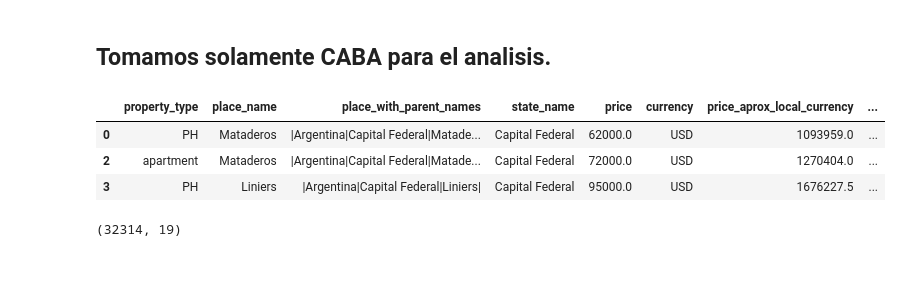
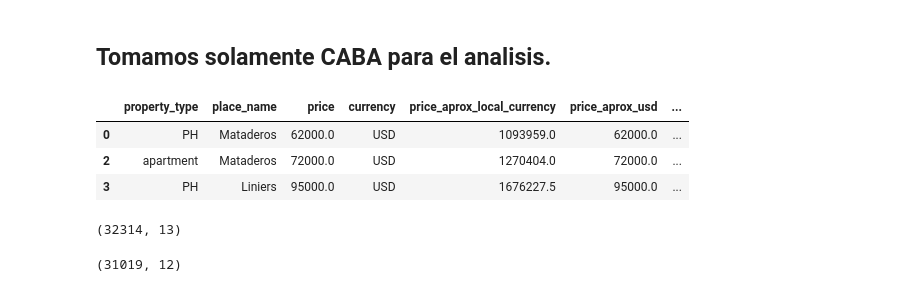
Before and after one commit to nachommm/Desafio2, a Jupyter notebook: desafio2-machine.learning.ipynb, the cells around one changed output. Drawn from its saved outputs; the diff is of its cells as text; code cells hidden in the pictures.

Commit message:
Analisis CABA

```diff
--- a/desafio2-machine.learning.ipynb
+++ b/desafio2-machine.learning.ipynb
@@ -96,21 +110,20 @@ data_filtered.sample(5)
 # %%
 # Creamos una máscara y la aplicamos al dataframe anterior para traer los registros que necesitamos
 data_caba_mask = data_filtered.state_name == 'Capital Federal'
-
 data_caba = data_filtered.loc[data_caba_mask, :]
 
 # Dropeamos la columna creada anteriormente.
-data_caba.drop(columns=['province_group', 'country_name'], inplace=True)
+data_caba.drop(columns=['province_group', 'country_name', 'state_name', 'place_with_parent_names','description', 'title'], inplace=True)
 
 # Chequeamos cómo quedaron los datos
 data_caba.head(3)
 # %% [output]
-|  | property_type | place_name | place_with_parent_names | state_name | price | currency | price_aprox_local_currency | ... |
-| 0 | PH | Mataderos | |Argentina|Capital Federal|Matade... | Capital Federal | 62000.0 | USD | 1093959.0 | ... |
-| 2 | apartment | Mataderos | |Argentina|Capital Federal|Matade... | Capital Federal | 72000.0 | USD | 1270404.0 | ... |
-| 3 | PH | Liniers | |Argentina|Capital Federal|Liniers| | Capital Federal | 95000.0 | USD | 1676227.5 | ... |
+|  | property_type | place_name | price | currency | price_aprox_local_currency | price_aprox_usd | ... |
+| 0 | PH | Mataderos | 62000.0 | USD | 1093959.0 | 62000.0 | ... |
+| 2 | apartment | Mataderos | 72000.0 | USD | 1270404.0 | 72000.0 | ... |
+| 3 | PH | Liniers | 95000.0 | USD | 1676227.5 | 95000.0 | ... |
 # %%
 # Vemos la cantidad de datos solamente de CABA.
 data_caba.shape
 # %% [output]
-(32314, 19)
+(32314, 13)
@@ -116,0 +137,4 @@ data_caba.shape
+# %%
+data_caba.shape
+# %% [output]
+(31019, 12)
```
Also changed, not shown: parts of 5 cells of this notebook.
